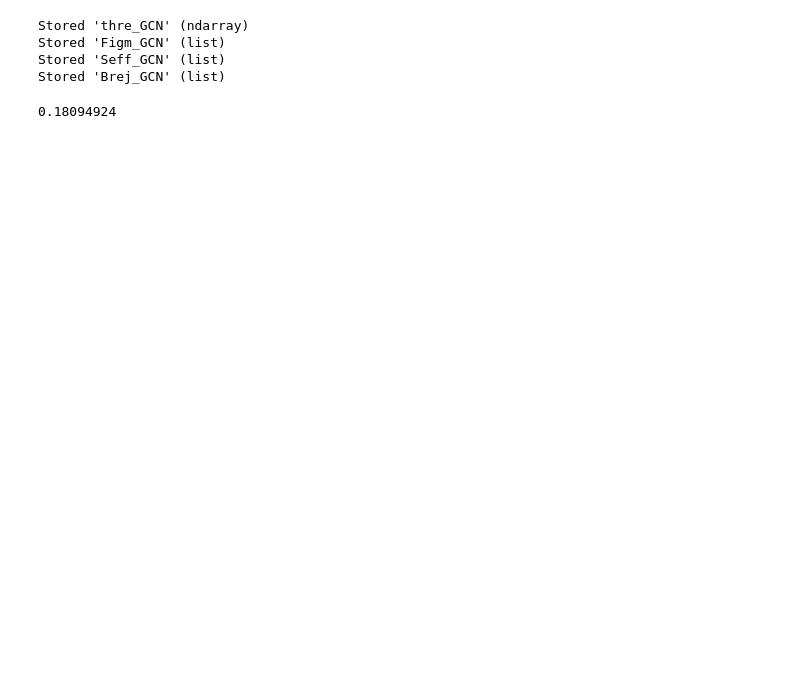
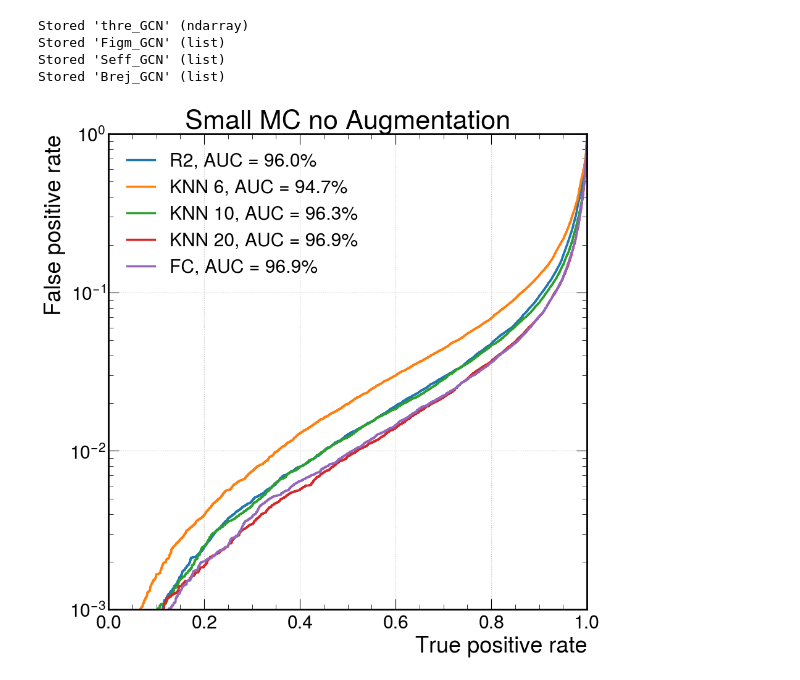
Before and after one commit to FabianKellerer/NEXT_Graphs, a Jupyter notebook: GCN Analysis.ipynb, the cells around one changed output. Drawn from its saved outputs; the diff is of its cells as text; code cells hidden in the pictures; blank space fills up the shorter version.

```diff
--- a/GCN Analysis.ipynb
+++ b/GCN Analysis.ipynb
@@ -65,7 +94,7 @@ plt.legend()
 Seff = []
 Brej = []
 Figm = []
-thre = np.linspace(min(y_pred.to_numpy()),max(y_pred.to_numpy()),100)
+thre = np.linspace(min(y_pred),max(y_pred),100)
 t    = tqdm(range(0,len(thre)))
 
 for i in t:
@@ -122,7 +152,48 @@ Stored 'thre_GCN' (ndarray)
 Stored 'Figm_GCN' (list)
 Stored 'Seff_GCN' (list)
 Stored 'Brej_GCN' (list)
-# %%
-y_pred.Event[33]
-# %% [output]
-0.18094924
+# %%
+files = [
+    "out_job_20250312_150538/Loss_RecoNew_all_10mm_R2_hitsopt.h5",
+    "out_job_20250513_160535/Loss_RecoNew_all_10mm_KNN6_hitsopt.h5",
+    "out_job_20250513_160232/Loss_RecoNew_all_10mm_KNN_hitsopt.h5",
+    "out_job_20250513_161146/Loss_RecoNew_all_10mm_KNN20_hitsopt.h5",
+    "out_job_20250514_122809/Loss_RecoNew_all_10mm_FC_hitsopt.h5"
+]
+labels = [
+    "R2",
+    "KNN 6",
+    "KNN 10",
+    "KNN 20",
+    "FC"
+]
+for i in range(len(files)):
+    file = files[i]
+    y_test  = pd.read_hdf(file,'y_test')
+    y_pred  = pd.read_hdf(file,'y_predict_test')
+    Ltrain  = pd.read_hdf(file,'loss_train')
+    Lvalid  = pd.read_hdf(file,'loss_valid')
+
+    y_pred = np.exp(y_pred)/(1+np.exp(y_pred))
+
+    # create ROC curves
+    try:
+        fpr_gnn, tpr_gnn, threshold_gnn = roc_curve(y_test, y_pred)
+        y_test = y_test.to_numpy()
+        y_pred = y_pred.to_numpy()
+    except:
+        y_test = np.array(y_test).flatten()
+        y_pred = np.array(y_pred['Predicted Probability Class 1']).flatten()
+        fpr_gnn, tpr_gnn, threshold_gnn = roc_curve(y_test, y_pred)
+    # plot ROC curves
+    plt.plot(tpr_gnn, fpr_gnn, lw=2.5, label=f"{labels[i]},"+" AUC = {:.1f}%".format(auc(fpr_gnn,tpr_gnn)*100))
+    plt.xlabel(r'True positive rate')
+    plt.ylabel(r'False positive rate')
+    plt.semilogy()
+    plt.ylim(0.001, 1)
+    plt.xlim(0, 1)
+    plt.grid(True)
+    plt.legend(loc='upper left')
+    plt.title('Small MC no Augmentation')
+# %% [output]
+[figure, added]
```
Also changed, not shown: parts of 9 cells of this notebook, 14 other files.
